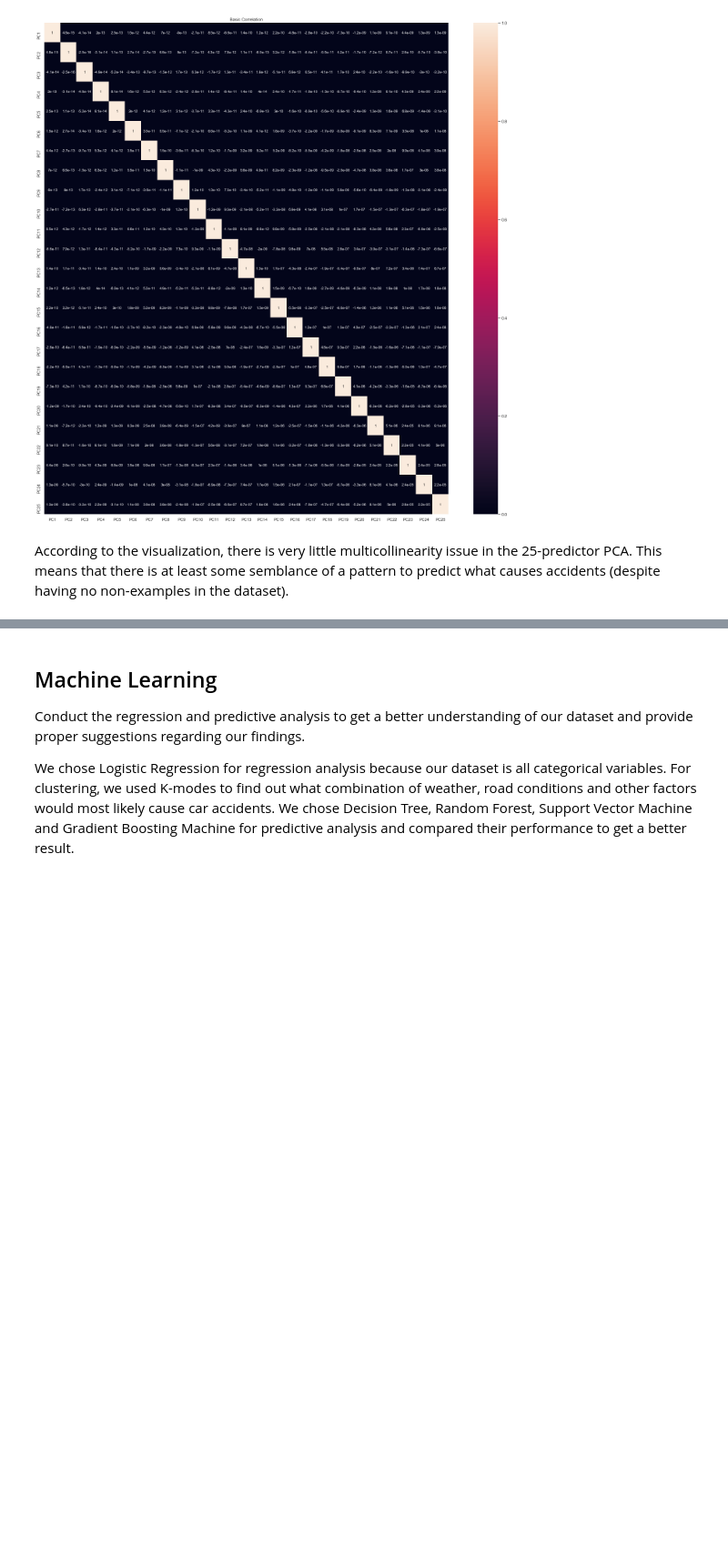
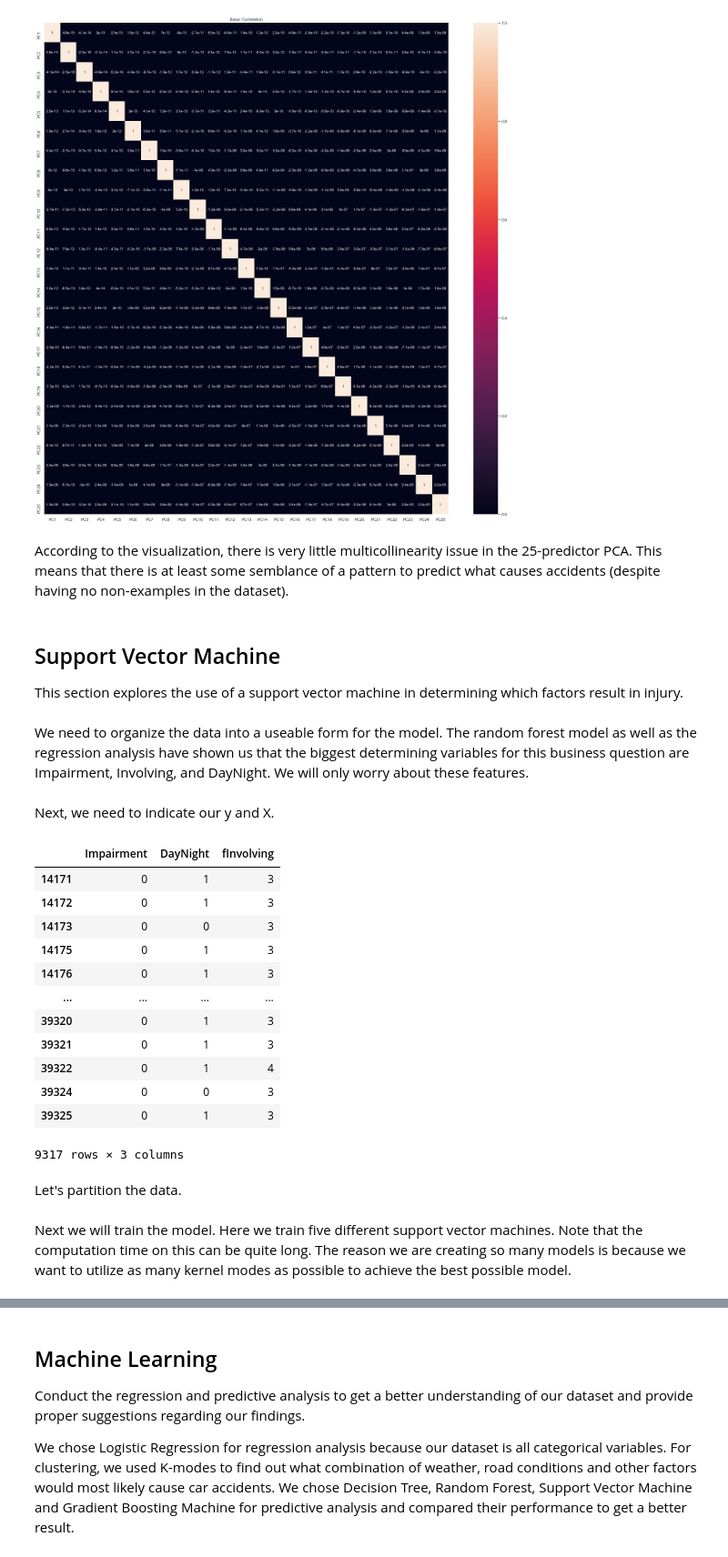
Before and after one commit to bmccxd/IST-5520-SP20-G1, a Jupyter notebook: Data Analysis-Group 1.ipynb, the cells around one changed output, grey strips where cells are left out. Shown at 91% size. Cells and saved outputs as stored; diff of their text form; code cells hidden in the pictures; blank space fills up the shorter version.

```diff
--- a/Data Analysis-Group 1.ipynb
+++ b/Data Analysis-Group 1.ipynb
@@ -928,3 +928,62 @@ Text(0.5, 1, 'Basic Correlation')
 [figure]
 # %% [markdown]
 According to the visualization, there is very little multicollinearity issue in the 25-predictor PCA. This means that there is at least some semblance of a pattern to predict what causes accidents (despite having no non-examples in the dataset).
+# %% [markdown]
+## Support Vector Machine
+
+This section explores the use of a support vector machine in determining which factors result in injury.
+# %%
+# Import needed packages and data.
+import pandas as pd
+import numpy as np
+import scipy.stats as s
+svm_df = pd.read_csv('combined.csv')
+# %% [markdown]
+We need to organize the data into a useable form for the model. The random forest model as well as the regression analysis have shown us that the biggest determining variables for this business question are Impairment, Involving, and DayNight. We will only worry about these features.
+# %%
+# Grouping values in Impairment
+# Create groups of values
+i_list = ['Alcohol','Alcohol and Drugs','Drugs']
+
+# Loop through column and replace values
+for i in i_list:
+    svm_df['Impairment'] = svm_df['Impairment'].replace(i, 'Impaired')
+
+svm_df['Impairment'] = svm_df['Impairment'].replace('None','Not Impaired')
+svm_df['Impairment'] = svm_df['Impairment'].replace('Not Impaired',0)
+svm_df['Impairment'] = svm_df['Impairment'].replace('Impaired',1)
+svm_df['DayNight'] = svm_df['DayNight'].replace('Day',1)
+svm_df['DayNight'] = svm_df['DayNight'].replace('Night',0)
+
+# Factorizing here. Dummy variables increases complexity to a point in which we cannot compute.
+svm_df['fInvolving'], i = pd.factorize(svm_df['Involving'], sort = True)
+
+
+# Creating a column to indicate if there was an injury or not.
+svm_df['isInjury'] = svm_df['InjuryType'].replace('Fatal',1)
+svm_df['isInjury'] = svm_df['isInjury'].replace('Injury',1)
+svm_df['isInjury'] = svm_df['isInjury'].replace('Property Damage Only',0)
+svm_df = svm_df.dropna()
+# %% [markdown]
+Next, we need to indicate our y and X.
+# %%
+y = svm_df['isInjury']
+
+X = svm_df[['Impairment','DayNight','fInvolving']]
+X
+# %% [output]
+|  | Impairment | DayNight | fInvolving |
+| 14171 | 0 | 1 | 3 |
+| 14172 | 0 | 1 | 3 |
+| 14173 | 0 | 0 | 3 |
+| 14175 | 0 | 1 | 3 |
+| 14176 | 0 | 1 | 3 |
+| ... | ... | ... | ... |
+| 39320 | 0 | 1 | 3 |
+| 39321 | 0 | 1 | 3 |
+| 39322 | 0 | 1 | 4 |
+| 39324 | 0 | 0 | 3 |
+| 39325 | 0 | 1 | 3 |
+9317 rows × 3 columns
+# %% [markdown]
+Let's partition the data.
@@ -930,0 +994,2 @@ According to the visualization, there is very little multicollinearity issue in
+# %% [markdown]
+Next we will train the model. Here we train five different support vector machines. Note that the computation time on this can be quite long. The reason we are creating so many models is because we want to utilize as many kernel modes as possible to achieve the best possible model.
```
Also changed, not shown: parts of 7 cells of this notebook.
